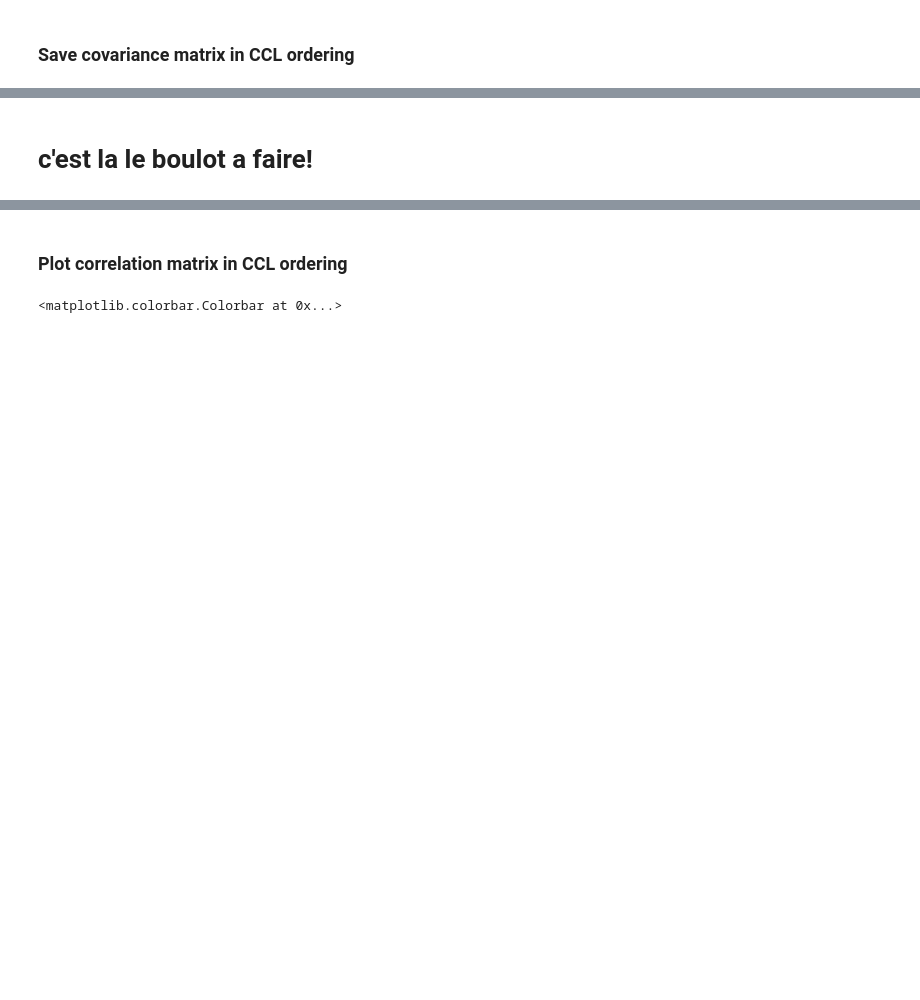
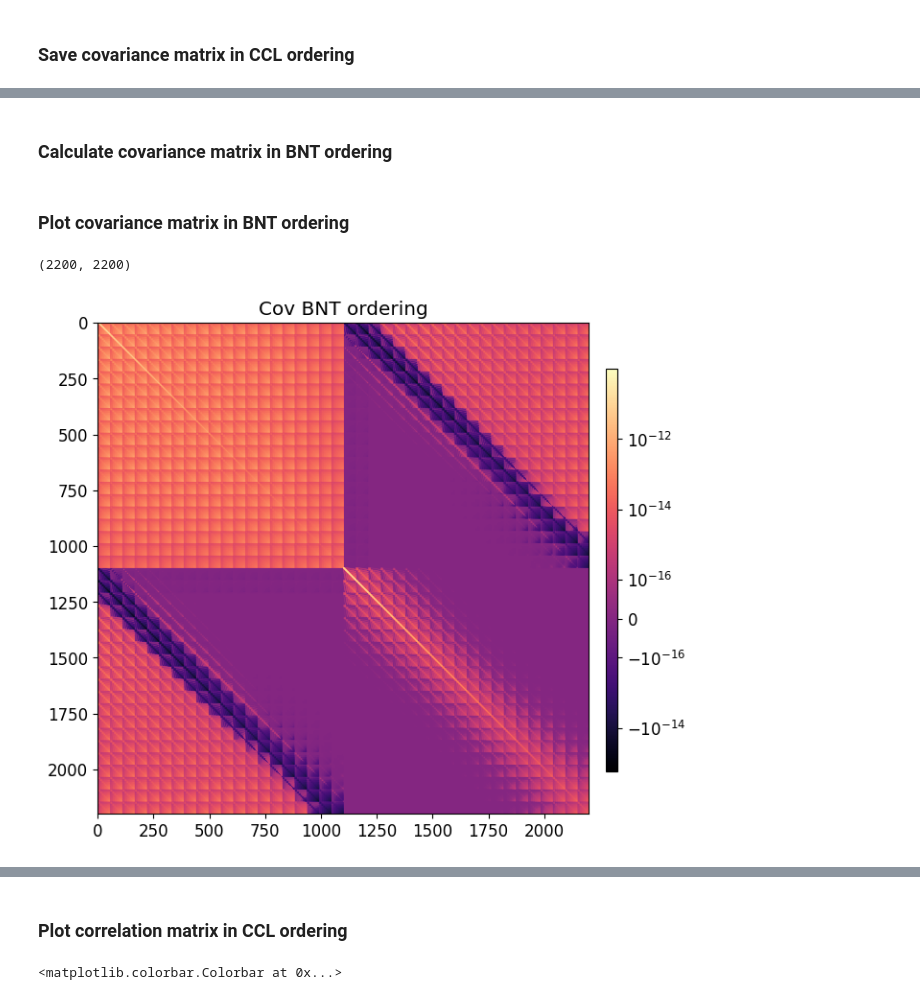
Before and after one commit to lvanwaerbeke/BNT, a Jupyter notebook: get_cov.ipynb, the cells around one changed output, grey strips where cells are left out. Saved outputs shown, nothing was run; the diff lists cells and outputs as text; code cells hidden in the pictures; blank space fills up the shorter version.

```diff
--- a/get_cov.ipynb
+++ b/get_cov.ipynb
@@ -279,2 +279,2 @@ hdul.writeto(fits_filename, overwrite=True)
-# %% [markdown]
-# c'est la le boulot a faire!
+# %% [markdown]
+###  Calculate covariance matrix in BNT ordering
@@ -280,0 +298,13 @@ hdul.writeto(fits_filename, overwrite=True)
+# %% [markdown]
+### Plot covariance matrix in BNT ordering
+# %%
+fig, axs = plt.subplots(1, 1, figsize=(6,6))
+
+im = axs.imshow(cov_tot_BNT_order,cmap='magma',norm=matplotlib.colors.SymLogNorm(1e-16))
+axs.set_title("Cov BNT ordering")
+cbar_ax = fig.add_axes([1., 0.15, 0.02, 0.7])
+fig.colorbar(im,cax=cbar_ax)
+cov_tot_BNT_order.shape
+# %% [output]
+(2200, 2200)
+[figure, added]
```
Also changed, not shown: parts of 39 cells of this notebook, 1 other file.
